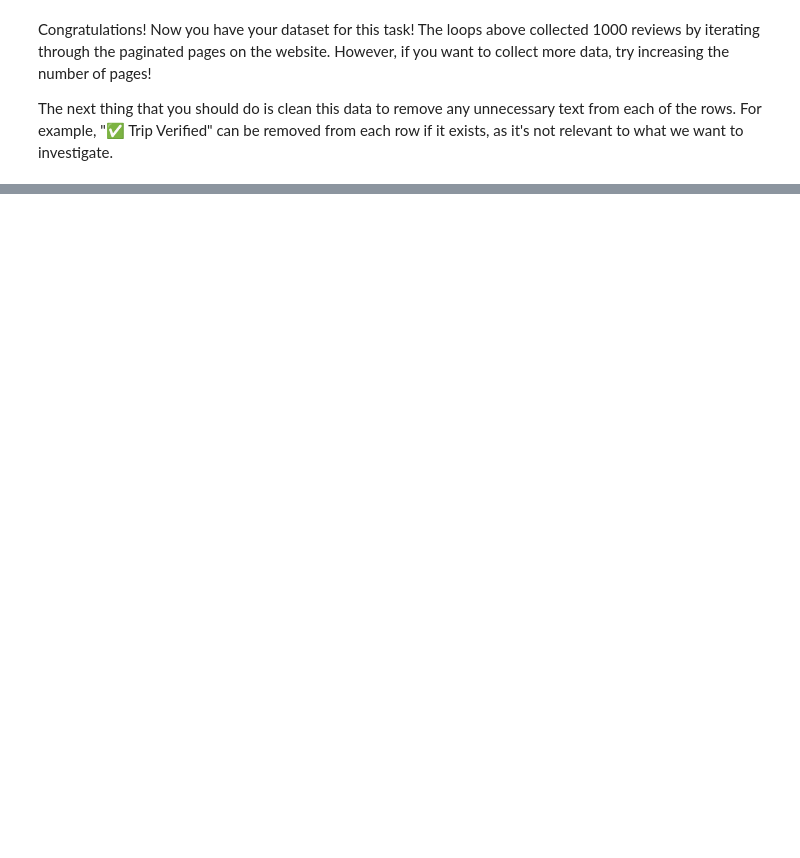
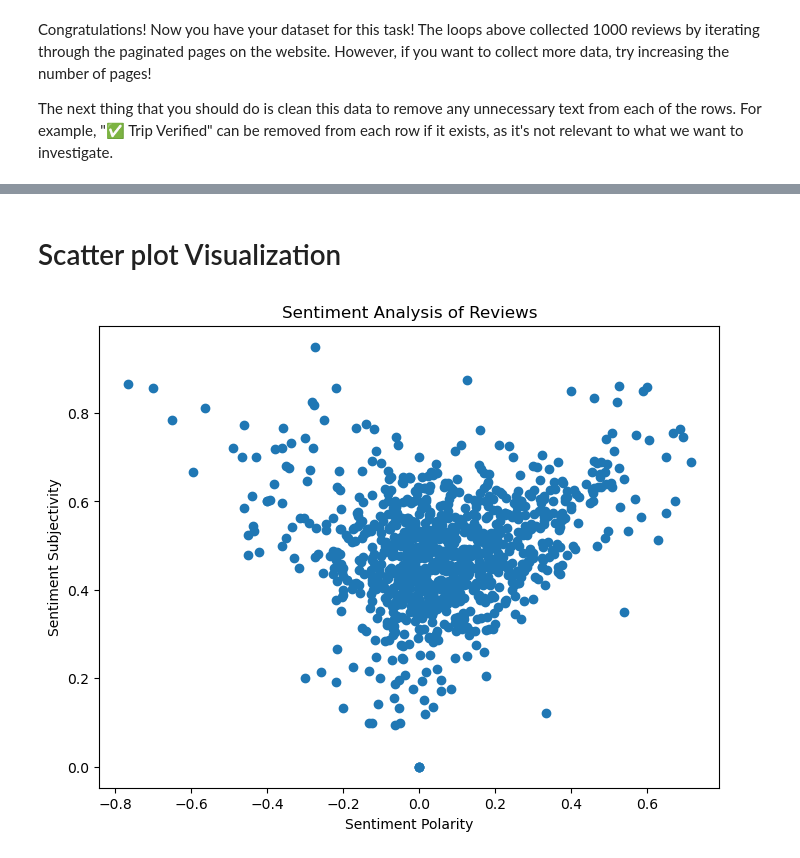
Before and after one commit to SakinaJaffri/British_Airway_Virtual_Internship, a Jupyter notebook: british_airways_task1.ipynb, the cells around one changed output, grey strips where cells are left out. Drawn from its saved outputs; the diff is of its cells as text; code cells hidden in the pictures; blank space fills up the shorter version.

```diff
--- a/british_airways_task1.ipynb
+++ b/british_airways_task1.ipynb
@@ -81,0 +299,16 @@ Congratulations! Now you have your dataset for this task! The loops above collec
+# %% [markdown]
+# Scatter plot Visualization
+# %%
+import matplotlib.pyplot as plt
+import pandas as pd
+
+
+# Creating a scatter plot for sentiment polarity and subjectivity
+plt.figure(figsize=(8, 6))
+plt.scatter(df['sentiment_polarity'], df['sentiment_subjectivity'])
+plt.xlabel('Sentiment Polarity')
+plt.ylabel('Sentiment Subjectivity')
+plt.title('Sentiment Analysis of Reviews')
+plt.show()
+# %% [output]
+[figure, added]
```
Also changed, not shown: parts of 33 cells of this notebook, 1 other file.
